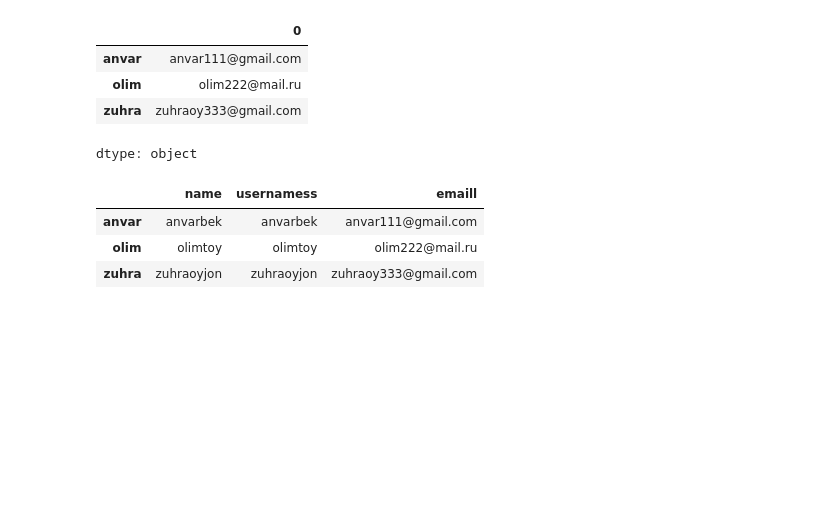
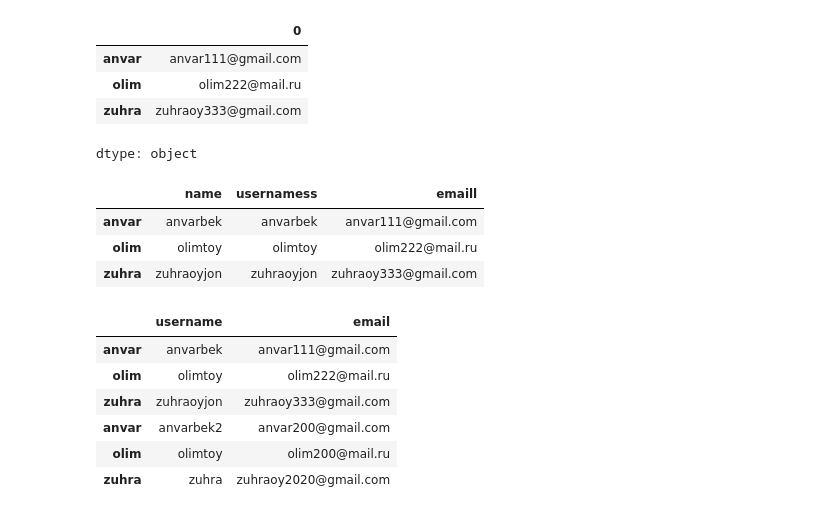
Before and after one commit to shakhzodbekbobobekov/data-science, a Jupyter notebook: first_nb.ipynb, the cells around one changed output. Saved outputs shown, nothing was run; the diff lists cells and outputs as text; code cells hidden in the pictures; blank space fills up the shorter version.

```diff
--- a/first_nb.ipynb
+++ b/first_nb.ipynb
@@ -222,3 +222,32 @@ df
 | anvar | anvarbek | anvarbek | anvar111@gmail.com |
 | olim | olimtoy | olimtoy | olim222@mail.ru |
 | zuhra | zuhraoyjon | zuhraoyjon | zuhraoy333@gmail.com |
+# %%
+usernames = { 'anvar': "anvarbek", "olim":"olimtoy", "zuhra":"zuhraoyjon" }
+emails = { "anvar":"anvar111@gmail.com", "olim": "olim222@mail.ru", "zuhra": "zuhraoy333@gmail.com"}
+
+data = {
+    "username": usernames,
+    "email": emails
+}
+df1 = pd.DataFrame(data)
+# %%
+usernames = { 'anvar': "anvarbek2", "olim":"olimtoy", "zuhra":"zuhra" }
+emails = { "anvar":"anvar200@gmail.com", "olim": "olim200@mail.ru", "zuhra": "zuhraoy2020@gmail.com"}
+
+data2 = {
+    "username": usernames,
+    "email": emails
+}
+df2 = pd.DataFrame(data2)
+# %%
+dfresult = pd.concat([df1,df2])
+dfresult
+# %% [output]
+|  | username | email |
+| anvar | anvarbek | anvar111@gmail.com |
+| olim | olimtoy | olim222@mail.ru |
+| zuhra | zuhraoyjon | zuhraoy333@gmail.com |
+| anvar | anvarbek2 | anvar200@gmail.com |
+| olim | olimtoy | olim200@mail.ru |
+| zuhra | zuhra | zuhraoy2020@gmail.com |
```
